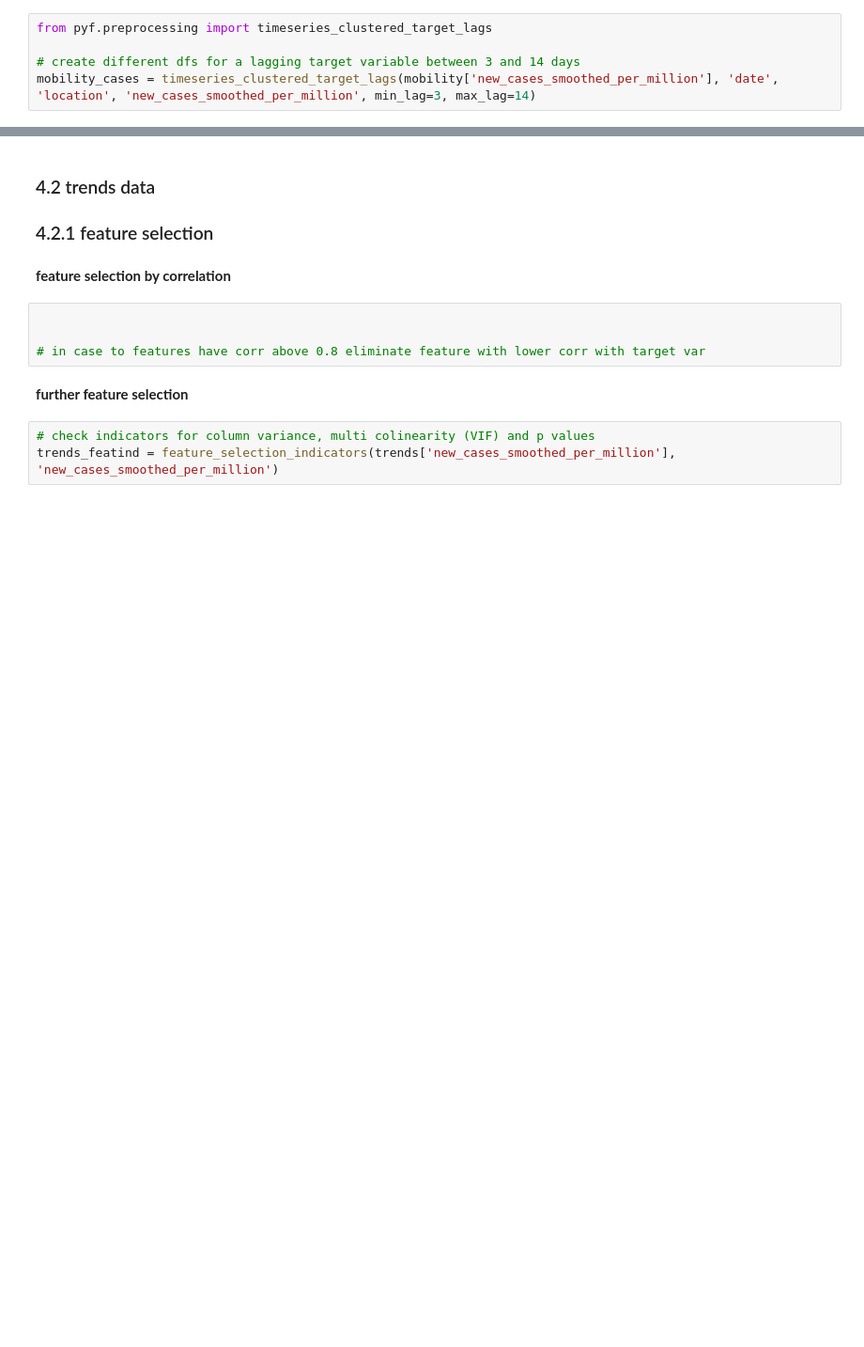
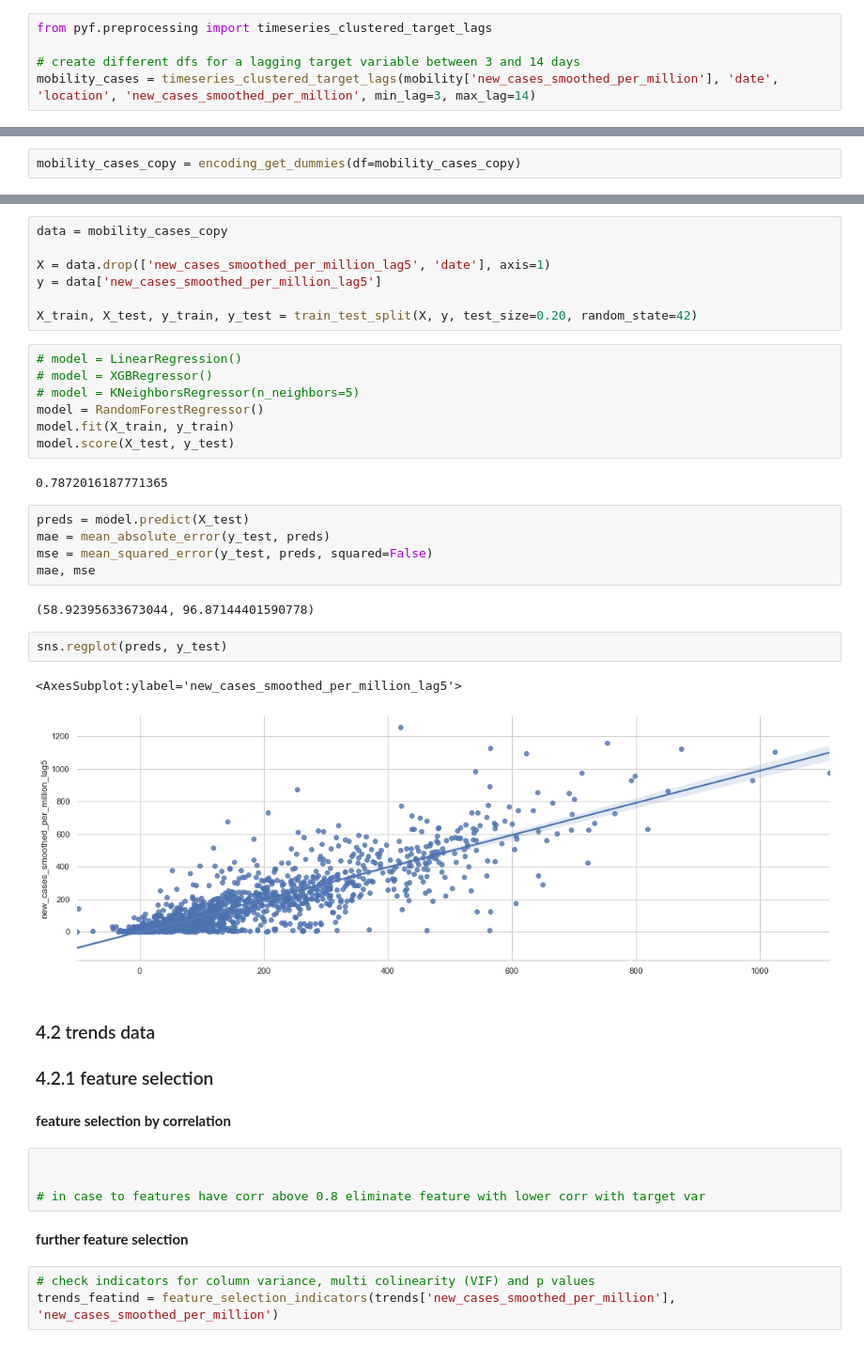
Before and after one commit to KevinSpurk/P03-how-to-predict-a-pandemic, a Jupyter notebook: P03_predict_covid19.ipynb, the cells around one changed output, grey strips where cells are left out. Shown at 94% size. Drawn from its saved outputs; the diff is of its cells as text; blank space fills up the shorter version.

Commit message:
encoding cat, train test split, model tests

```diff
--- a/P03_predict_covid19.ipynb
+++ b/P03_predict_covid19.ipynb
@@ -1091,0 +1118,2 @@ mobility_cases['lag_14'].head()
+# %%
+mobility_cases_copy = encoding_get_dummies(df=mobility_cases_copy)
@@ -1092,3 +1165,31 @@ mobility_cases['lag_14'].head()
+# %%
+data = mobility_cases_copy
+
+X = data.drop(['new_cases_smoothed_per_million_lag5', 'date'], axis=1)
+y = data['new_cases_smoothed_per_million_lag5']
+
+X_train, X_test, y_train, y_test = train_test_split(X, y, test_size=0.20, random_state=42)
+# %%
+# model = LinearRegression()
+# model = XGBRegressor()
+# model = KNeighborsRegressor(n_neighbors=5)
+model = RandomForestRegressor()
+model.fit(X_train, y_train)
+model.score(X_test, y_test)
+# %% [output]
+0.7872016187771365
+# %%
+preds = model.predict(X_test)
+mae = mean_absolute_error(y_test, preds)
+mse = mean_squared_error(y_test, preds, squared=False)
+mae, mse
+# %% [output]
+(58.92395633673044, 96.87144401590778)
+# %%
+sns.regplot(preds, y_test)
+# %% [output]
+<AxesSubplot:ylabel='new_cases_smoothed_per_million_lag5'>
+[figure, added]
 # %% [markdown]
 ### 4.2 trends data
 
```
Also changed, not shown: parts of 17 cells of this notebook, 1 other file.
